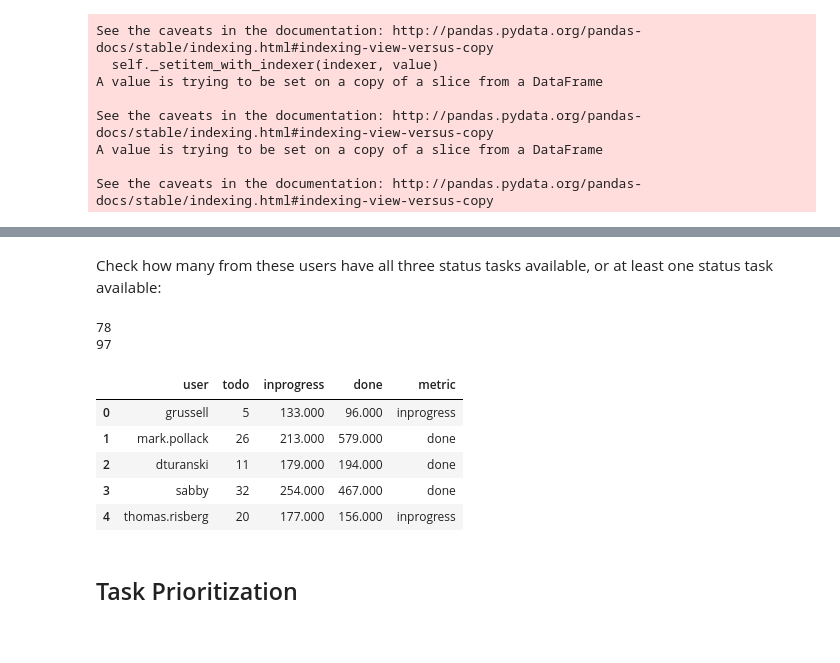
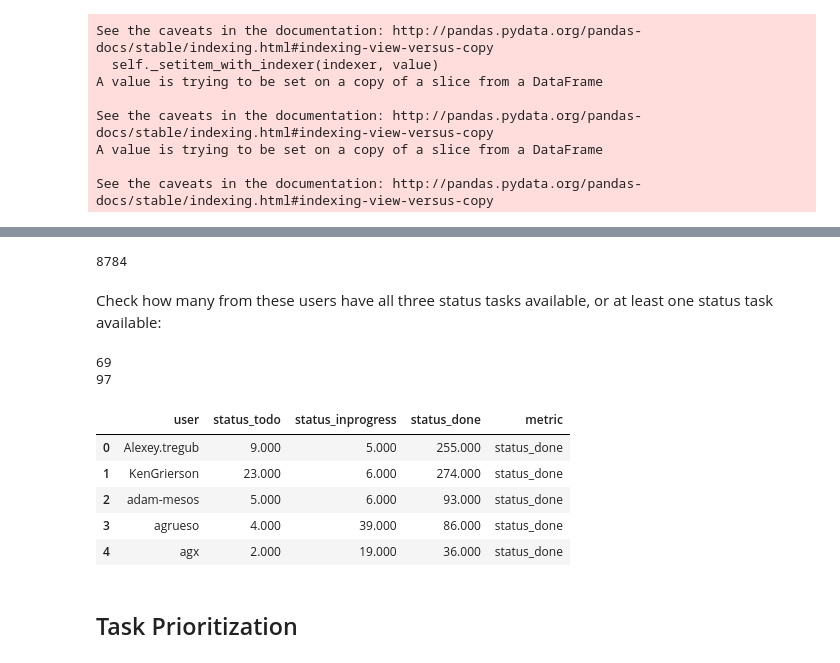
Before and after one commit to gogoladzetedo/Personalities_In_Agile, a Jupyter notebook: Analysis.ipynb, the cells around one changed output, grey strips where cells are left out. Cells and saved outputs as stored; diff of their text form; code cells hidden in the pictures.

```diff
--- a/Analysis.ipynb
+++ b/Analysis.ipynb
@@ -1040,9 +1040,24 @@ def categorical_metric(field, multiple_fields, field_in_issues, field_exclusion_
 
     #join table to user personalities table
     valid_users_metrics = pd.merge(user_personalities, log_dt, how = 'inner',
-        left_on = 'user', right_on = 'author')[['user', 'emailAddress', 'project', 'key', field]]
-    valid_users_metrics = valid_users_metrics.drop_duplicates()
-    return valid_users_metrics
+        left_on = 'user', right_on = 'author')[['user', 'emailAddress', 'project', 'key', 'created', field]]
+
+    # take only the latest edit of the field by the user on the specific task
+    #if field=='status':
+    valid_users_metrics_grouped = valid_users_metrics.groupby(['user', 'emailAddress', 'project', 'key']).agg({'created':'max'})
+    valid_users_metrics_grouped.reset_index(level= [0,1,2], inplace=True)
+    valid_users_metrics_grouped2 = valid_users_metrics.groupby(['user', 'emailAddress', 'project', 'key', 'created']).agg({field:'max'})
+    valid_users_metrics_grouped2.reset_index(level= [0,1,2,3], inplace=True)
+
+    latest_valid_users_metrics = pd.merge(valid_users_metrics_grouped2, valid_users_metrics_grouped, how = 'inner',
+                                       left_on = ['user', 'emailAddress', 'project', 'key', 'created'],
+                                       right_on = ['user', 'emailAddress', 'project', 'key', 'created'])[
+        ['user', 'emailAddress', 'project', 'key', field]]
+
+    latest_valid_users_metrics = latest_valid_users_metrics.drop_duplicates()
+    #else:
+    #    latest_valid_users_metrics= valid_users_metrics#.drop_duplicates()
+    return latest_valid_users_metrics
 
 def categorical_metric_agg(data, field, cat1_label, cat2_label, cat3_label):
     valid_users_metrics = data
@@ -1080,12 +1095,12 @@ Now, let's define our own categories and assign changelog abses status names to
 Then, create separate datasets for each of these defined statuses, by filtering the changelog dataset, and then aggregate these datasets to take only the user and the number of the rows.
 # %%
 _todo = ['To Do', 'Open', 'Reopened', 'Reviewable', 'To Be Merged', 'Scoped', 'Refine', 'New', 'Raw'
-        , 'Waiting for Response', 'To Be Tested', 'Pending 3rd-Party']
-_inprogress = ['Pull Request Submitted', 'Planned Development', 'In Progress', 'In PR', 'In Review', 'In Review'
+        , 'Waiting for Response', 'To Be Tested', 'Pending 3rd-Party', 'Defered', 'Triaged']
+_inprogress = ['Pull Request Submitted', 'Planned Development', 'In Progress', 'In PR', 'In Review', 'In  Review'
                , 'Writing', 'Waiting for Review', 'Testing In Progress']
-_done = ['Closed', 'Resolved', 'Done', 'Triaged', 'Accepted', 'Inactive - Pending Closure', 'Defered']
-states_df = categorical_metric('status','','','','',_todo,'todo',_inprogress,'inprogress',_done,'done')
-states_df_agg = categorical_metric_agg(states_df, 'status','todo', 'inprogress', 'done')
+_done = ['Closed', 'Resolved', 'Done', 'Inactive - Pending Closure', 'Accepted']
+states_df = categorical_metric('status','','','','',_todo,'status_todo',_inprogress,'status_inprogress',_done,'status_done')
+states_df_agg = categorical_metric_agg(states_df, 'status','status_todo', 'status_inprogress', 'status_done')
 # %% [output]
 A value is trying to be set on a copy of a slice from a DataFrame.
 Try using .loc[row_indexer,col_indexer] = value instead
@@ -1122,23 +1146,27 @@ states_df.head()
+# %%
+states_df.shape[0]
+# %% [output]
+8784
 # %% [markdown]
 Check how many from these users have all three status tasks available, or at least one status task available:
 # %%
-print(states_df_agg[(pd.isnull(states_df_agg['done'])==False)
-                         & (pd.isnull(states_df_agg['todo'])==False)
-                         & (pd.isnull(states_df_agg['inprogress'])==False)].shape[0])
+print(states_df_agg[(pd.isnull(states_df_agg['status_done'])==False)
+                         & (pd.isnull(states_df_agg['status_todo'])==False)
+                         & (pd.isnull(states_df_agg['status_inprogress'])==False)].shape[0])
 
-print(states_df_agg[(pd.isnull(states_df_agg['done'])==False)
-                         | (pd.isnull(states_df_agg['todo'])==False)
-                         | (pd.isnull(states_df_agg['inprogress'])==False)].shape[0])
+print(states_df_agg[(pd.isnull(states_df_agg['status_done'])==False)
+                         | (pd.isnull(states_df_agg['status_todo'])==False)
+                         | (pd.isnull(states_df_agg['status_inprogress'])==False)].shape[0])
 states_df_agg.head()
 # %% [output]
-78
+69
 97
-|  | user | todo | inprogress | done | metric |
-| 0 | grussell | 5 | 133.000 | 96.000 | inprogress |
-| 1 | mark.pollack | 26 | 213.000 | 579.000 | done |
-| 2 | dturanski | 11 | 179.000 | 194.000 | done |
-| 3 | sabby | 32 | 254.000 | 467.000 | done |
-| 4 | thomas.risberg | 20 | 177.000 | 156.000 | inprogress |
+|  | user | status_todo | status_inprogress | status_done | metric |
+| 0 | Alexey.tregub | 9.000 | 5.000 | 255.000 | status_done |
+| 1 | KenGrierson | 23.000 | 6.000 | 274.000 | status_done |
+| 2 | adam-mesos | 5.000 | 6.000 | 93.000 | status_done |
+| 3 | agrueso | 4.000 | 39.000 | 86.000 | status_done |
+| 4 | agx | 2.000 | 19.000 | 36.000 | status_done |
 # %% [markdown]
 <h2> Task Prioritization <h/2>
 # %% [markdown]
```
Also changed, not shown: parts of 19 cells of this notebook, 1 other file.
